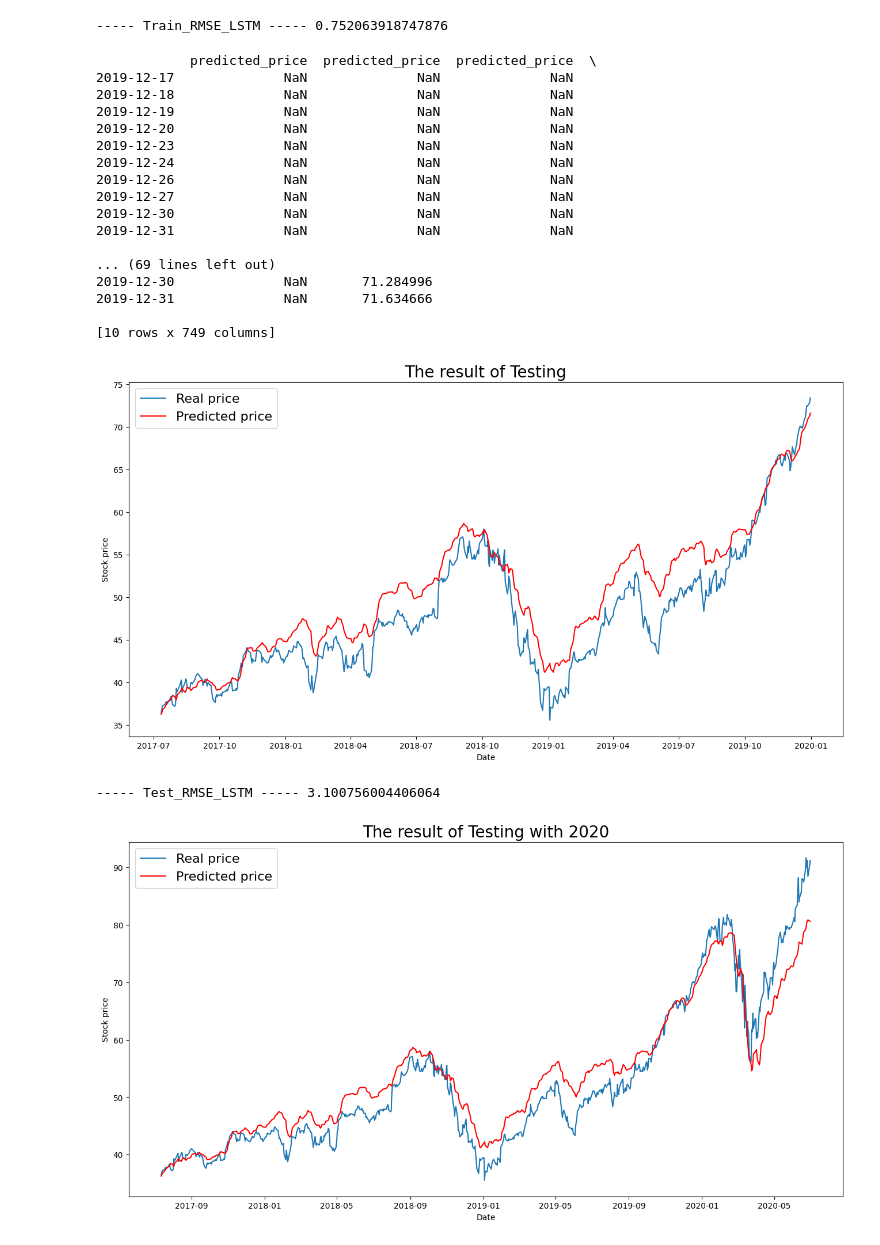
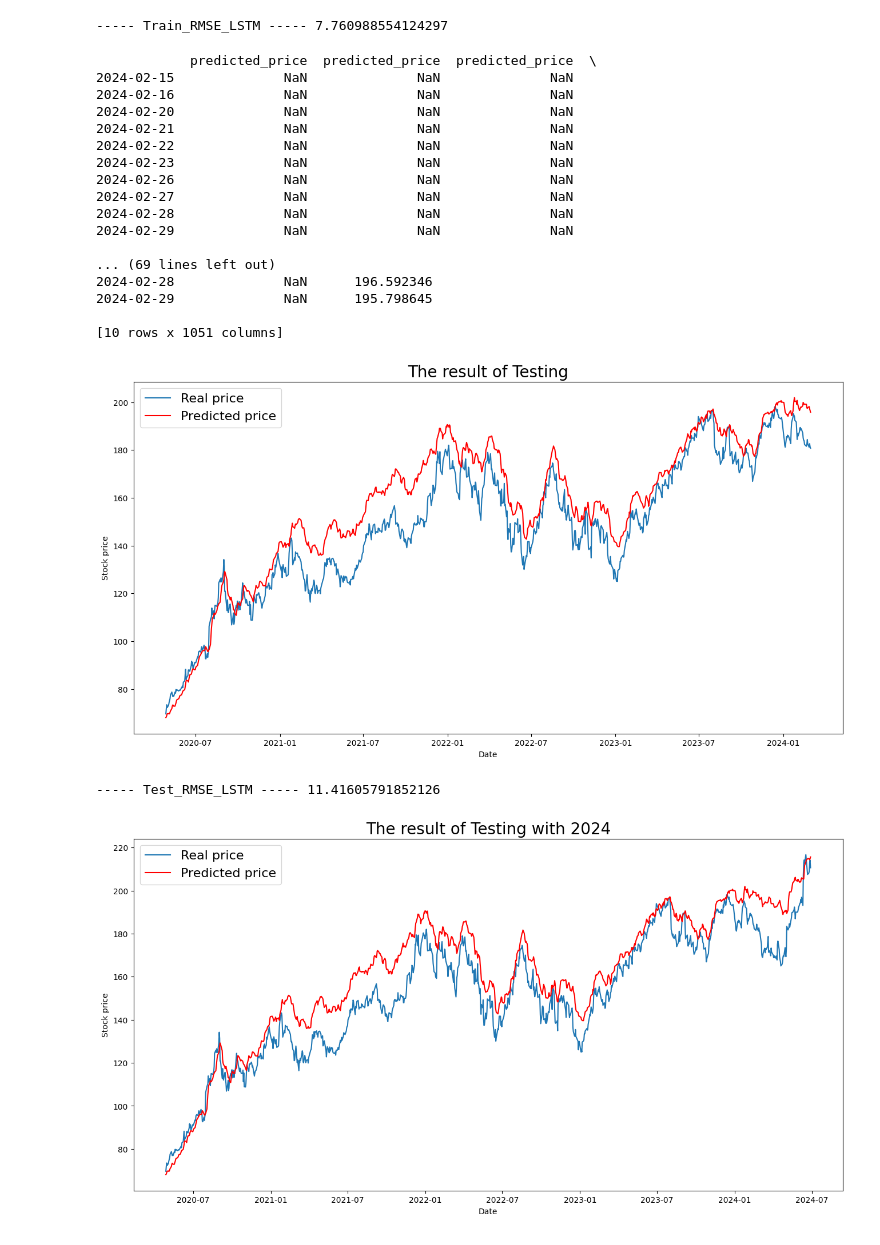
Before and after one commit to dingyisha/GAN_demo, a Jupyter notebook: 3. Baseline_GRU.ipynb, the cells around one changed output. Saved outputs shown, nothing was run; the diff lists cells and outputs as text; code cells hidden in the pictures.

```diff
--- a/3. Baseline_GRU.ipynb
+++ b/3. Baseline_GRU.ipynb
@@ -179,7 +174,7 @@ def plot_testdataset_result(X_test, y_test):
     predict_result['predicted_mean'] = predict_result.mean(axis=1)
     real_price['real_mean'] = real_price.mean(axis=1)
 
-    Input_Before = '2020-01-01'
+    Input_Before = '2024-03-01'
     predict_result = predict_result.loc[predict_result.index < Input_Before]
     real_price = real_price.loc[real_price.index < Input_Before]
 
@@ -203,7 +198,7 @@ def plot_testdataset_result(X_test, y_test):
 
     return RMSE
 
-def plot_testdataset_with2020_result(X_test, y_test):
+def plot_testdataset_with2024_result(X_test, y_test):
 
 
     test_yhat = model.predict(X_test, 1, verbose=0)
@@ -236,14 +231,14 @@ def plot_testdataset_with2020_result(X_test, y_test):
     plt.xlabel("Date")
     plt.ylabel("Stock price")
     plt.legend(("Real price", "Predicted price"), loc="upper left", fontsize=16)
-    plt.title("The result of Testing with 2020", fontsize=20)
+    plt.title("The result of Testing with 2024", fontsize=20)
     plt.show()
 
     # Calculate RMSE
     predicted = predict_result["predicted_mean"]
     real = real_price["real_mean"]
     RMSE = np.sqrt(mean_squared_error(predicted, real))
-    #print('-- Test RMSE with 2020 -- ', RMSE)
+    #print('-- Test RMSE with 2024 -- ', RMSE)
 
     return RMSE
 
@@ -253,8 +248,8 @@ print("----- Train_RMSE_LSTM -----", train_RMSE)
 test_RMSE = plot_testdataset_result(X_test, y_test)
 print("----- Test_RMSE_LSTM -----", test_RMSE)
 
-test_with2020_RMSE = plot_testdataset_with2020_result(X_test, y_test)
-print("----- Test_RMSE_LSTM_with2020 -----", test_with2020_RMSE)
+test_with2024_RMSE = plot_testdataset_with2024_result(X_test, y_test)
+print("----- Test_RMSE_LSTM_with2024 -----", test_with2024_RMSE)
 
 '''def plot_last3_testdataset_result(X_test, y_test):
 
@@ -321,21 +316,21 @@ print("----- Test_RMSE_LSTM_with2020 -----", test_with2020_RMSE)
------ Train_RMSE_LSTM ----- 0.752063918747876
+----- Train_RMSE_LSTM ----- 7.760988554124297
             predicted_price  predicted_price  predicted_price  \
-2019-12-17              NaN              NaN              NaN
-2019-12-18              NaN              NaN              NaN
-2019-12-19              NaN              NaN              NaN
-2019-12-20              NaN              NaN              NaN
-2019-12-23              NaN              NaN              NaN
-2019-12-24              NaN              NaN              NaN
-2019-12-26              NaN              NaN              NaN
-2019-12-27              NaN              NaN              NaN
-2019-12-30              NaN              NaN              NaN
-2019-12-31              NaN              NaN              NaN
+2024-02-15              NaN              NaN              NaN
+2024-02-16              NaN              NaN              NaN
+2024-02-20              NaN              NaN              NaN
+2024-02-21              NaN              NaN              NaN
+2024-02-22              NaN              NaN              NaN
+2024-02-23              NaN              NaN              NaN
+2024-02-26              NaN              NaN              NaN
+2024-02-27              NaN              NaN              NaN
+2024-02-28              NaN              NaN              NaN
+2024-02-29              NaN              NaN              NaN
 
 ... (69 lines left out)
-2019-12-30              NaN       71.284996
-2019-12-31              NaN       71.634666
+2024-02-28              NaN      196.592346
+2024-02-29              NaN      195.798645
 
-[10 rows x 749 columns]
+[10 rows x 1051 columns]
-[figure, old version]
+[figure, new version]
------ Test_RMSE_LSTM ----- 3.100756004406064
+----- Test_RMSE_LSTM ----- 11.41605791852126
-[figure, old version]
+[figure, new version]
```
Also changed, not shown: parts of 2 cells of this notebook, 20 other files.
